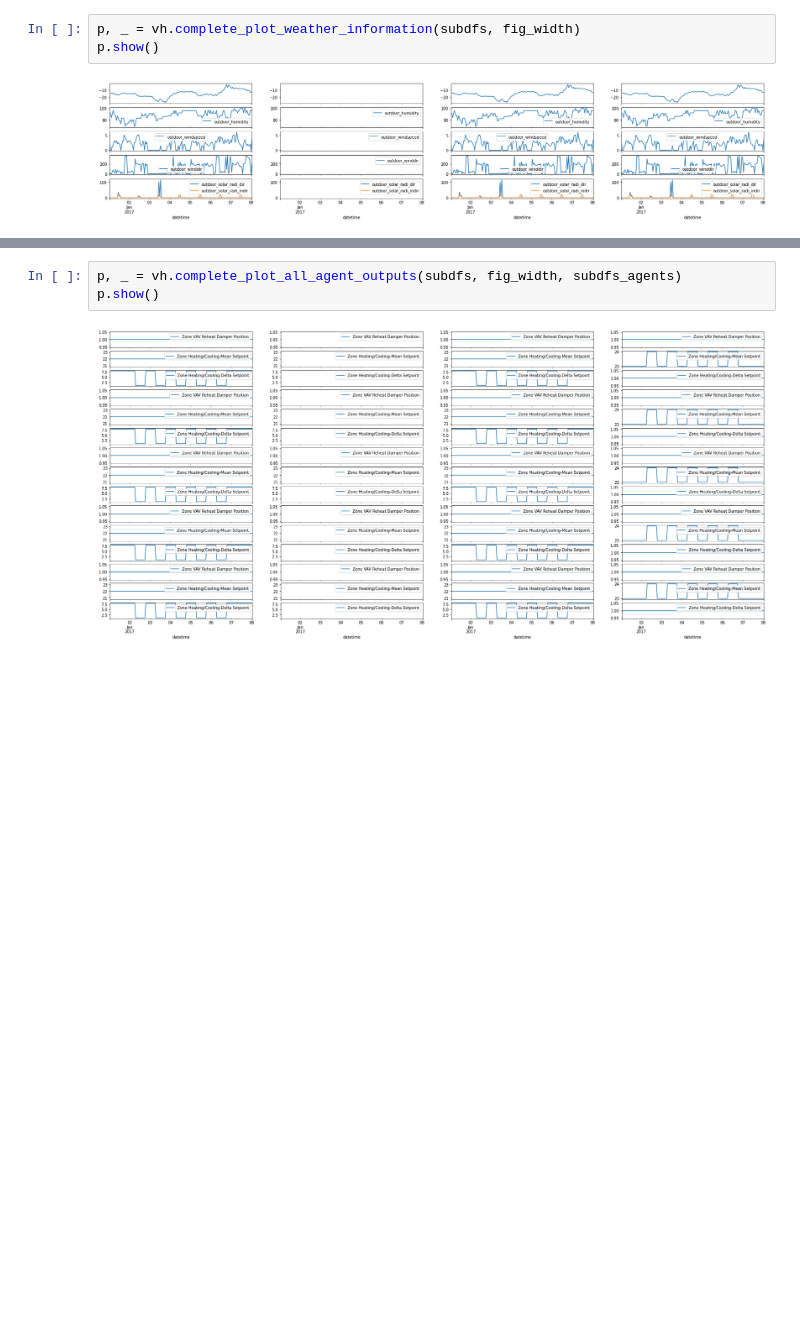
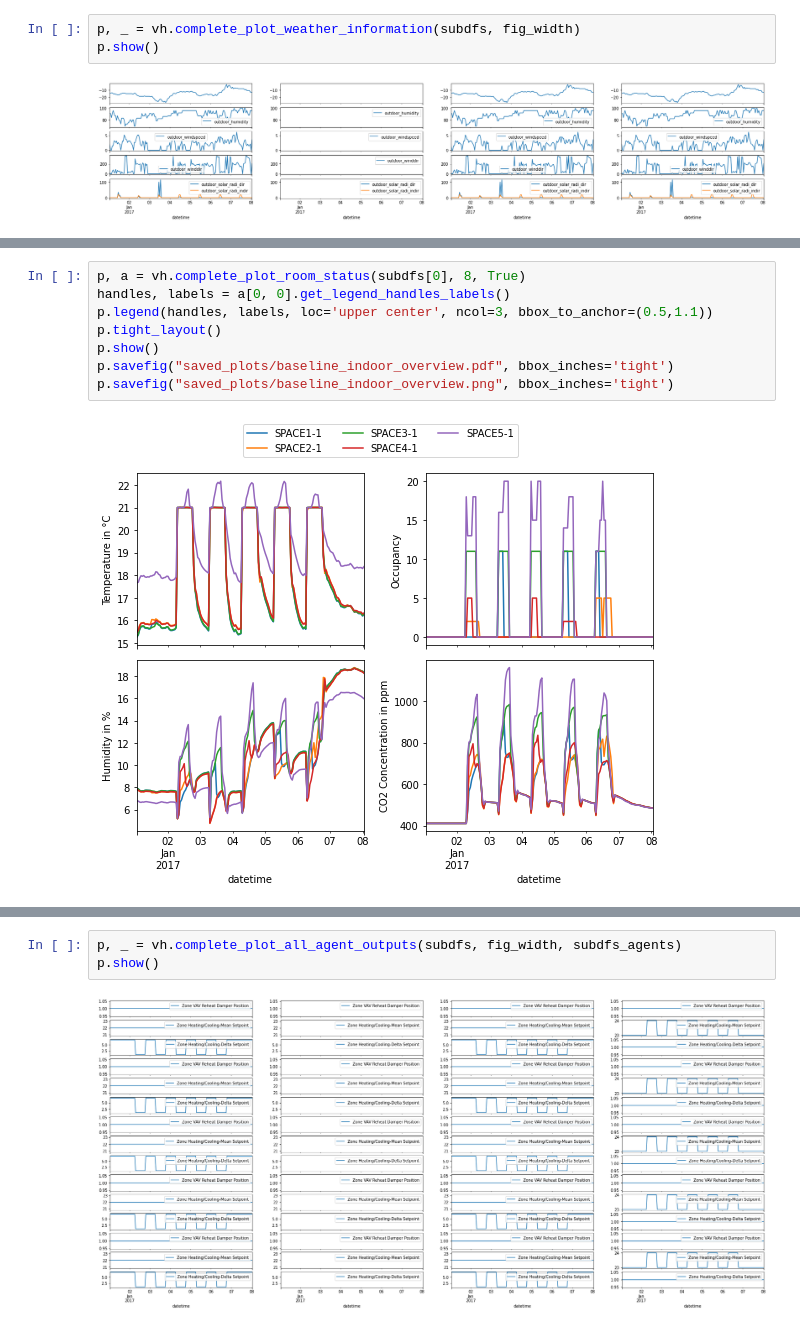
Before and after one commit to danielrenebayer/HVAC-RL-Framework-Evaluation, a Jupyter notebook: notebooks/2000_Evaluation_SQL_B001_B002_B003.ipynb, the cells around one changed output, grey strips where cells are left out. Drawn from its saved outputs; the diff is of its cells as text; blank space fills up the shorter version.

```diff
--- a/notebooks/2000_Evaluation_SQL_B001_B002_B003.ipynb
+++ b/notebooks/2000_Evaluation_SQL_B001_B002_B003.ipynb
@@ -113,3 +132,13 @@ p.show()
+# %%
+p, a = vh.complete_plot_room_status(subdfs[0], 8, True)
+handles, labels = a[0, 0].get_legend_handles_labels()
+p.legend(handles, labels, loc='upper center', ncol=3, bbox_to_anchor=(0.5,1.1))
+p.tight_layout()
+p.show()
+p.savefig("saved_plots/baseline_indoor_overview.pdf", bbox_inches='tight')
+p.savefig("saved_plots/baseline_indoor_overview.png", bbox_inches='tight')
+# %% [output]
+[figure, added]
 # %%
 subdfs_rooms, subdfs_agents = vh.get_available_rooms_and_agents(subdfs)
 # %% [output]
```
Also changed, not shown: parts of 13 cells of this notebook, 2 other files.
